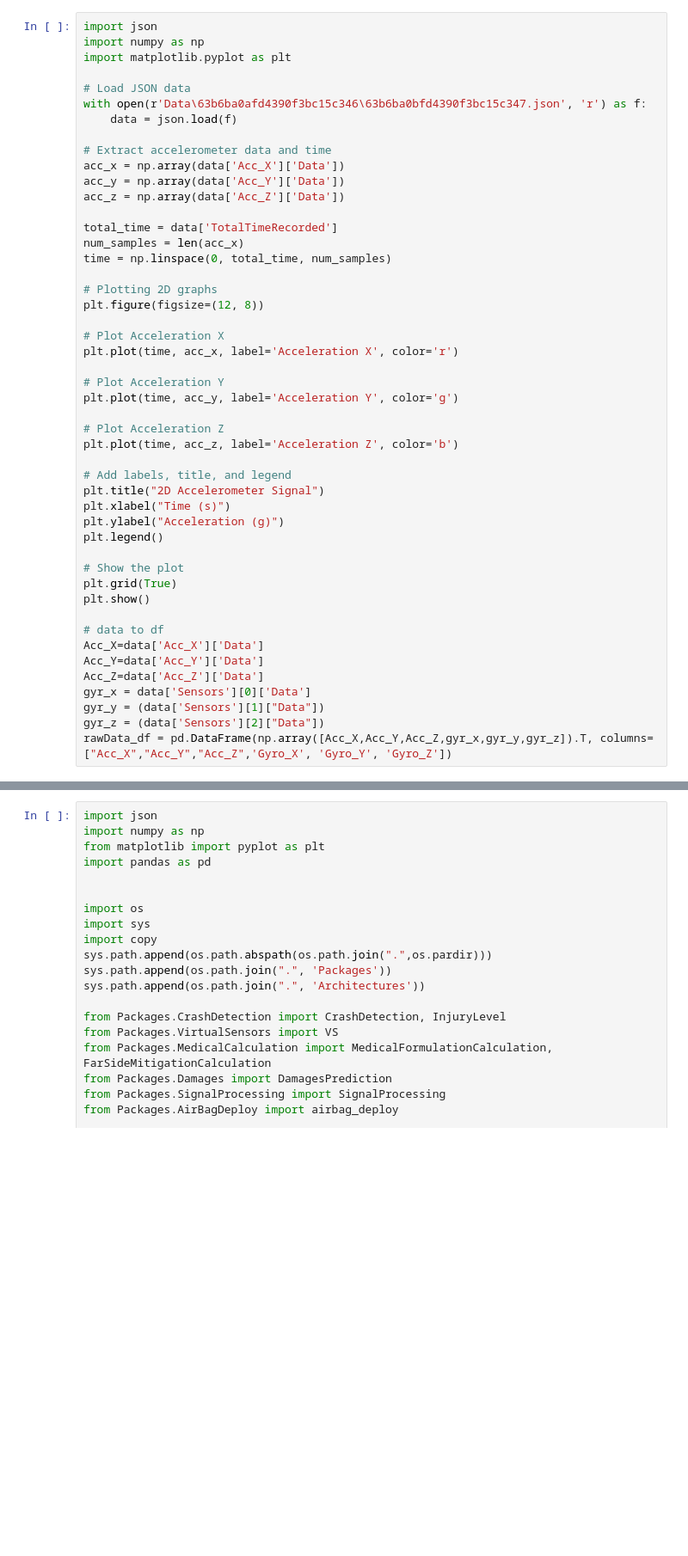
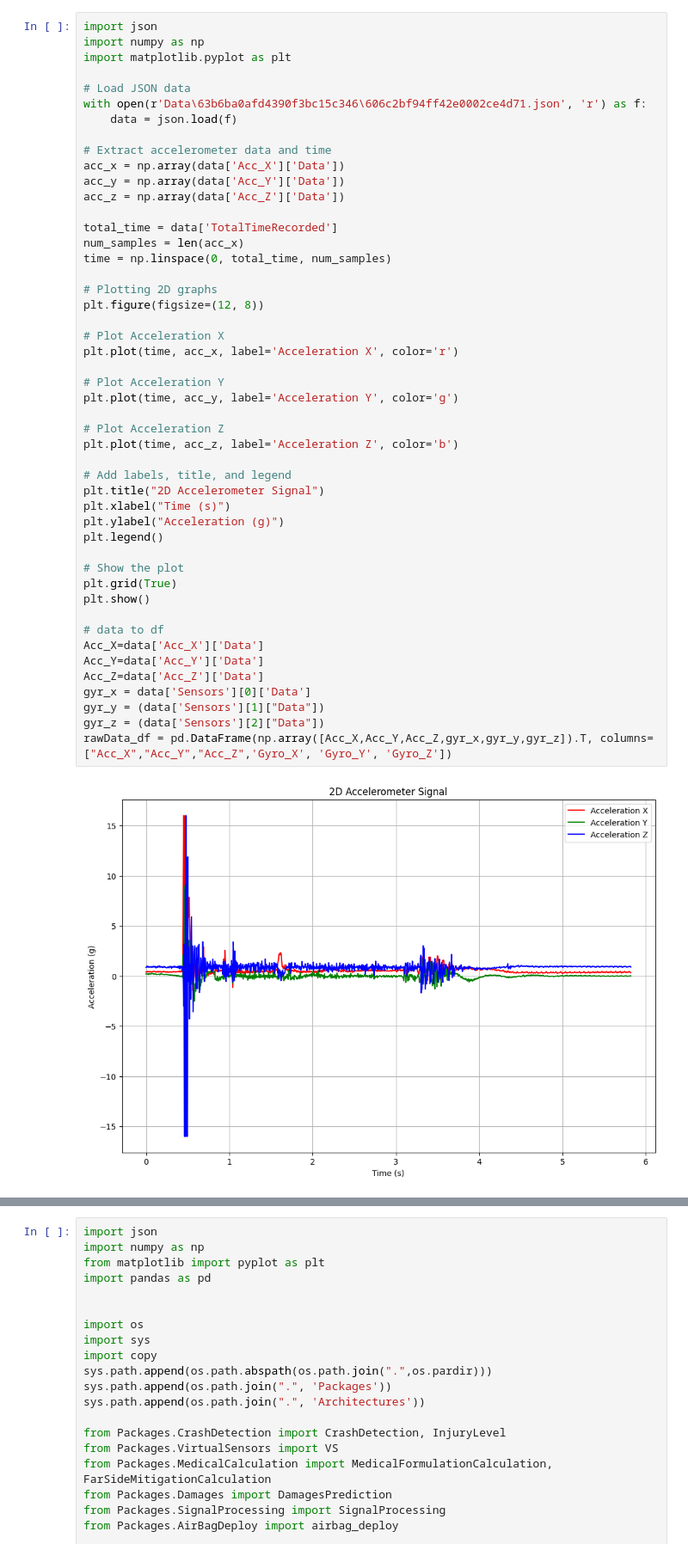
Before and after one commit to MDGo-official/DS-impact-prediction-local-run, a Jupyter notebook: exploring.ipynb, the cells around one changed output, grey strips where cells are left out. Shown at 86% size. Cells and saved outputs as stored; diff of their text form; blank space fills up the shorter version.

```diff
--- a/exploring.ipynb
+++ b/exploring.ipynb
@@ -4,7 +4,7 @@ import numpy as np
 import matplotlib.pyplot as plt
 
 # Load JSON data
-with open(r'Data\63b6ba0afd4390f3bc15c346\63b6ba0bfd4390f3bc15c347.json', 'r') as f:
+with open(r'Data\63b6ba0afd4390f3bc15c346\606c2bf94ff42e0002ce4d71.json', 'r') as f:
     data = json.load(f)
 
 # Extract accelerometer data and time
@@ -19,30 +19,32 @@ time = np.linspace(0, total_time, num_samples)
 # Plotting 2D graphs
 plt.figure(figsize=(12, 8))
 
 # Plot Acceleration X
 plt.plot(time, acc_x, label='Acceleration X', color='r')
 
 # Plot Acceleration Y
 plt.plot(time, acc_y, label='Acceleration Y', color='g')
 
 # Plot Acceleration Z
 plt.plot(time, acc_z, label='Acceleration Z', color='b')
 
 # Add labels, title, and legend
 plt.title("2D Accelerometer Signal")
 plt.xlabel("Time (s)")
 plt.ylabel("Acceleration (g)")
 plt.legend()
 
 # Show the plot
 plt.grid(True)
 plt.show()
 
 # data to df
 Acc_X=data['Acc_X']['Data']
 Acc_Y=data['Acc_Y']['Data']
 Acc_Z=data['Acc_Z']['Data']
 gyr_x = data['Sensors'][0]['Data']
 gyr_y = (data['Sensors'][1]["Data"])
 gyr_z = (data['Sensors'][2]["Data"])
 rawData_df = pd.DataFrame(np.array([Acc_X,Acc_Y,Acc_Z,gyr_x,gyr_y,gyr_z]).T, columns=["Acc_X","Acc_Y","Acc_Z",'Gyro_X', 'Gyro_Y', 'Gyro_Z'])
+# %% [output]
+[figure, added]
```
Also changed, not shown: parts of 1 cell of this notebook, 11 other files.
